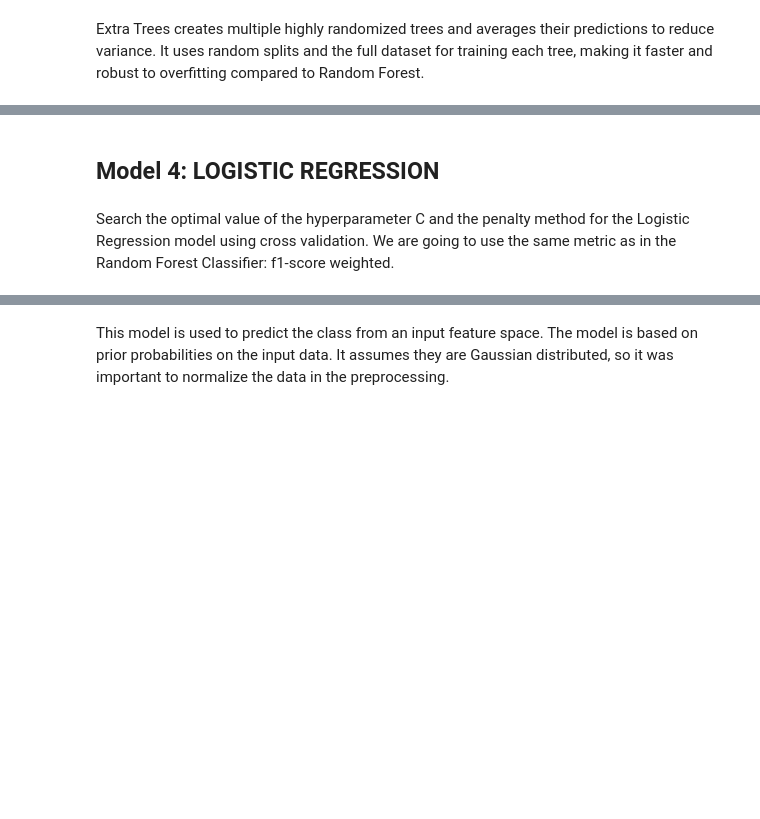
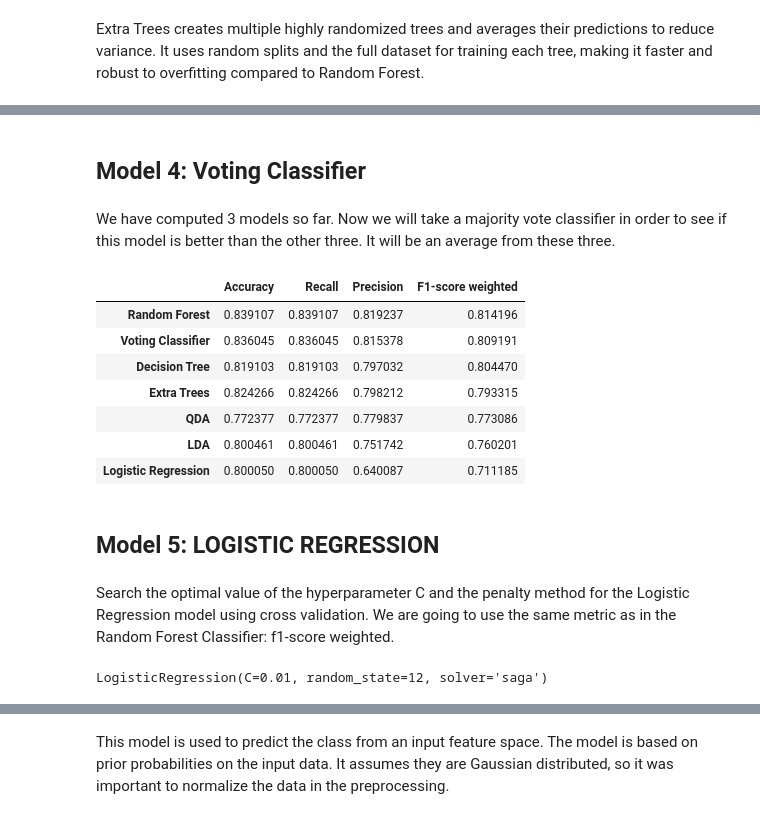
Before and after one commit to pol-resina/US-Accidents, a Jupyter notebook: notebooks/model.ipynb, the cells around one changed output, grey strips where cells are left out. Saved outputs shown, nothing was run; the diff lists cells and outputs as text; code cells hidden in the pictures; blank space fills up the shorter version.

```diff
--- a/notebooks/model.ipynb
+++ b/notebooks/model.ipynb
@@ -186,5 +195,38 @@ results.sort_values(by='F1-score weighted', ascending=False)
+# %% [markdown]
+## Model 4: Voting Classifier
+# %% [markdown]
+We have computed 3 models so far. Now we will take a majority vote classifier in order to see if this model is better than the other three. It will be an average from these three.
+# %%
+from sklearn.ensemble import VotingClassifier
+
+# Assuming you have three pre-trained models: model1, model2, model3
+
+# Create the voting classifier
+voting_classifier = VotingClassifier(estimators=[
+    ('model1', best_dec_tree_model),
+    ('model2', best_rf_model),
+    ('model3', best_extra_trees_model)
+], voting='hard')
+
+# Fit the voting classifier on the training data
+voting_classifier.fit(X_train, y_train)
+
+# Predict using the voting classifier
+y_pred = cross_val_predict(voting_classifier, X_train, y_train, cv=5, n_jobs=-1)
+
+results.loc['Voting Classifier'] = get_metrics(y_pred, y_train)
+results.sort_values(by='F1-score weighted', ascending=False)
+# %% [output]
+|  | Accuracy | Recall | Precision | F1-score weighted |
+| Random Forest | 0.839107 | 0.839107 | 0.819237 | 0.814196 |
+| Voting Classifier | 0.836045 | 0.836045 | 0.815378 | 0.809191 |
+| Decision Tree | 0.819103 | 0.819103 | 0.797032 | 0.804470 |
+| Extra Trees | 0.824266 | 0.824266 | 0.798212 | 0.793315 |
+| QDA | 0.772377 | 0.772377 | 0.779837 | 0.773086 |
+| LDA | 0.800461 | 0.800461 | 0.751742 | 0.760201 |
+| Logistic Regression | 0.800050 | 0.800050 | 0.640087 | 0.711185 |
 # %% [markdown]
-## Model 4: LOGISTIC REGRESSION
+## Model 5: LOGISTIC REGRESSION
 # %% [markdown]
 Search the optimal value of the hyperparameter C and the penalty method for the Logistic Regression model using cross validation. We are going to use the same metric as in the Random Forest Classifier: f1-score weighted.
 # %%
@@ -206,6 +248,8 @@ best_score = grid_search.best_score_
 # %%
 bes_logreg_model = LogisticRegression(**best_params, random_state=12)
 bes_logreg_model.fit(X_train, y_train)
+# %% [output]
+LogisticRegression(C=0.01, random_state=12, solver='saga')
 # %%
 y_pred = cross_val_predict(bes_logreg_model, X_train, y_train, cv=5, n_jobs=-1)
 
```
Also changed, not shown: parts of 37 cells of this notebook.
